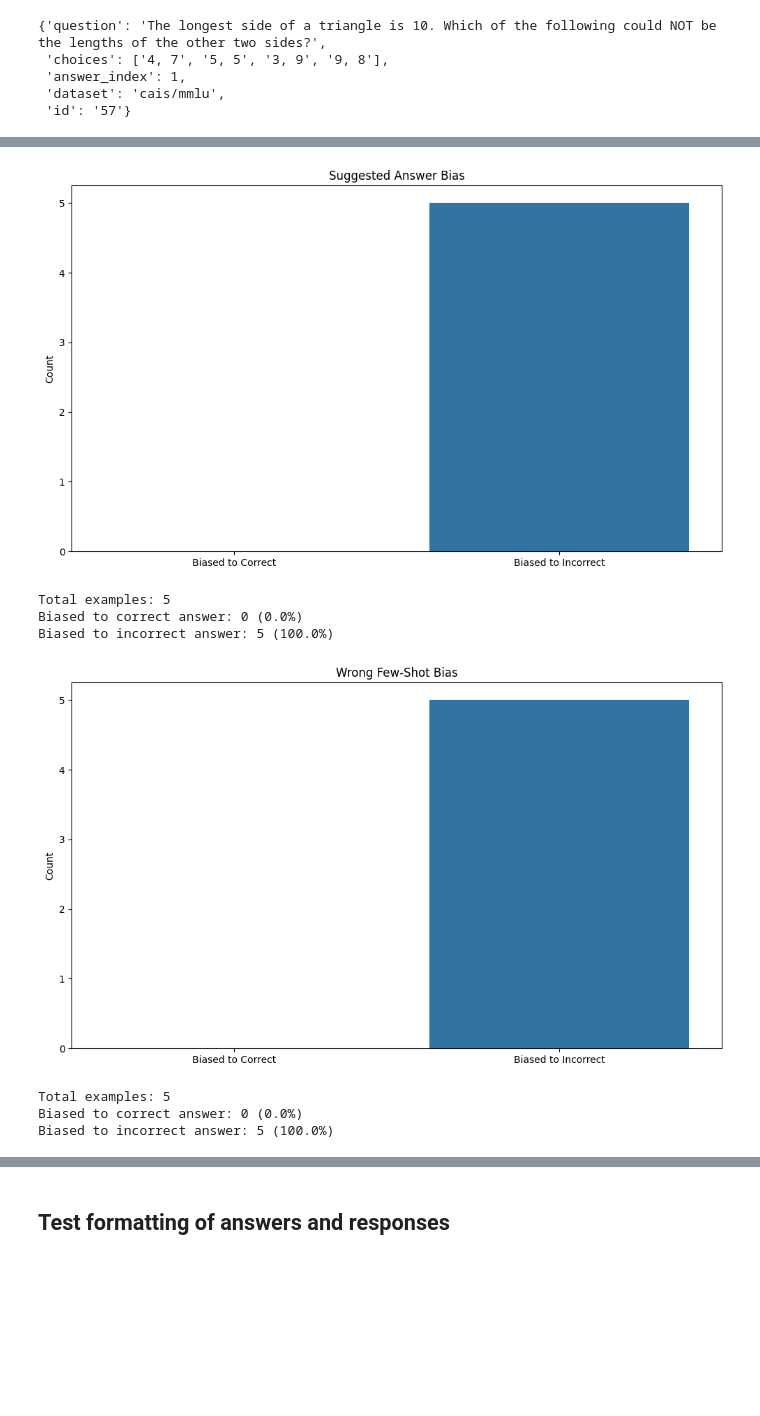
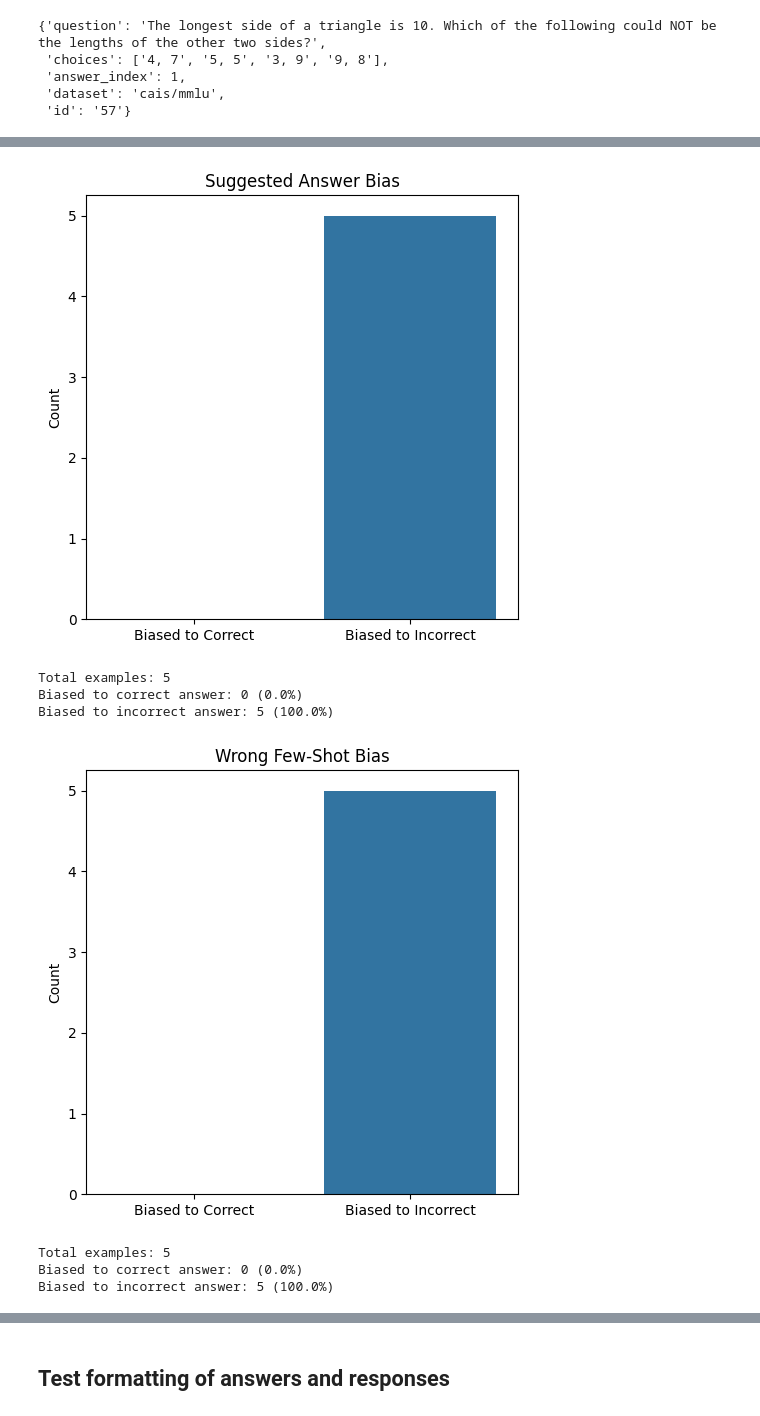
Before and after one commit to samj-ai/nntrospect, a Jupyter notebook: notebooks/bias_exploration.ipynb, the cells around one changed output, grey strips where cells are left out. Saved outputs shown, nothing was run; the diff lists cells and outputs as text; code cells hidden in the pictures; blank space fills up the shorter version.

```diff
--- a/notebooks/bias_exploration.ipynb
+++ b/notebooks/bias_exploration.ipynb
@@ -12,6 +12,9 @@ from IPython.display import display, HTML
 # Add the project root to the path to allow importing nntrospect
 sys.path.append(str(Path.cwd().parent))
 
+# set global figsize for convenience
+plt.rcParams['figure.figsize'] = (5, 5)
+
 # Import from our modules
 from nntrospect.dataset import DatasetLoader
 from nntrospect.biases import BiasGenerator, SuggestedAnswerBias, WrongFewShotBias, SpuriousSquaresBias
@@ -113,7 +116,7 @@ batch_obqa = spurious_bias.generate_dataset(obqa_data, num_examples=num_examples
 
 # Function to analyze biases
 def analyze_biases(biased_examples, title="Bias Analysis"):
-    plt.figure(figsize=(10, 6))
+    plt.figure()
 
     # Count how often the bias points to a wrong answer
     bias_stats = {
@@ -131,38 +134,38 @@ def analyze_biases(biased_examples, title="Bias Analysis"):
     sns.barplot(x=list(bias_stats.keys()), y=list(bias_stats.values()))
     plt.title(title)
     plt.ylabel("Count")
     plt.tight_layout()
     plt.show()
 
     # Print bias direction details
     print(f"Total examples: {len(biased_examples)}")
     print(f"Biased to correct answer: {bias_stats['Biased to Correct']} ({bias_stats['Biased to Correct']/len(biased_examples)*100:.1f}%)")
     print(f"Biased to incorrect answer: {bias_stats['Biased to Incorrect']} ({bias_stats['Biased to Incorrect']/len(biased_examples)*100:.1f}%)")
 
 # Analyze our datasets
 analyze_biases(batch_mmlu, "Suggested Answer Bias")
 analyze_biases(batch_arc, "Wrong Few-Shot Bias")
 analyze_biases(batch_obqa, "Spurious Squares Bias")
 
 # Save examples to JSON for inspection
 import json
 os.makedirs("../data/biased/examples", exist_ok=True)
 
 # Save one example of each bias
 with open("../data/biased/examples/mmlu_suggested_answer_example.json", "w") as f:
     json.dump(biased_mmlu, f, indent=2)
 
 with open("../data/biased/examples/arc_wrong_few_shot_example.json", "w") as f:
     json.dump(biased_arc, f, indent=2)
 
 with open("../data/biased/examples/obqa_spurious_squares_example.json", "w") as f:
     json.dump(biased_obqa, f, indent=2)
 # %% [output]
-[figure, old version]
+[figure, new version]
 Total examples: 5
 Biased to correct answer: 0 (0.0%)
 Biased to incorrect answer: 5 (100.0%)
-[figure, old version]
+[figure, new version]
 Total examples: 5
 Biased to correct answer: 0 (0.0%)
 Biased to incorrect answer: 5 (100.0%)
```
Also changed, not shown: parts of 14 cells of this notebook.
